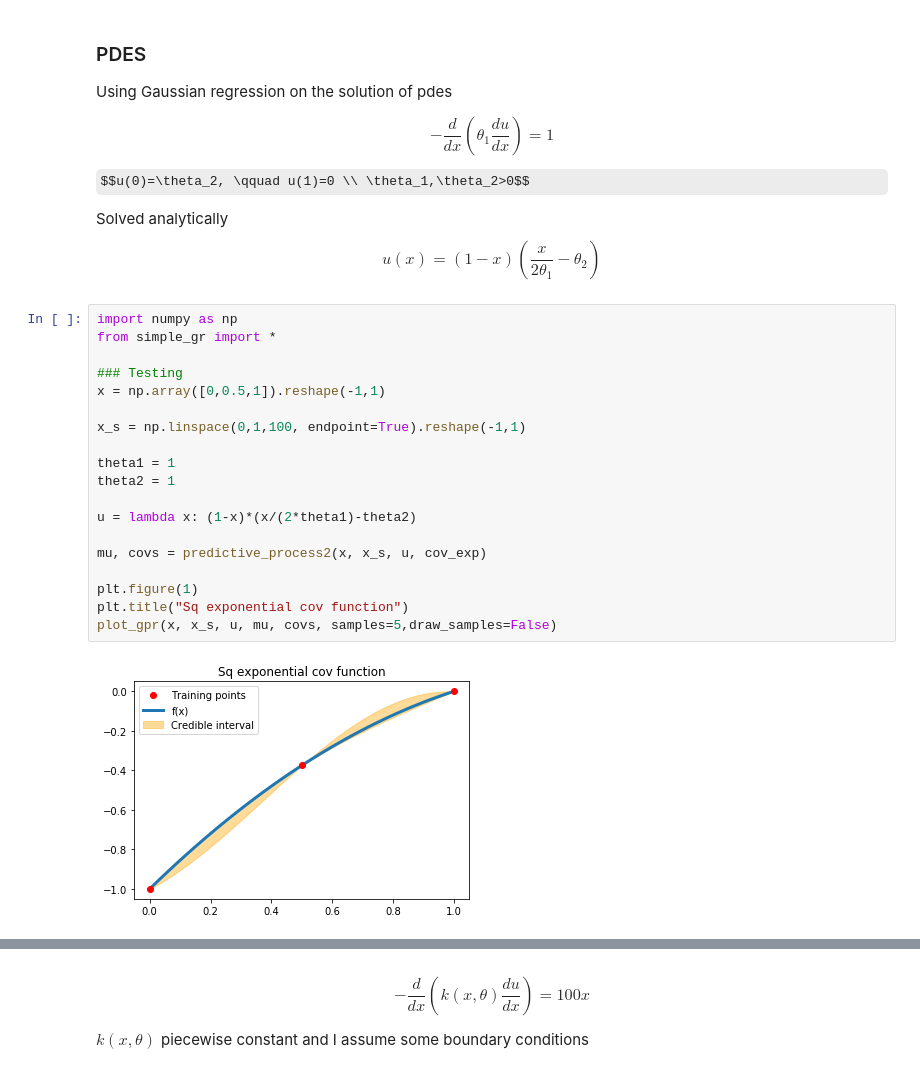
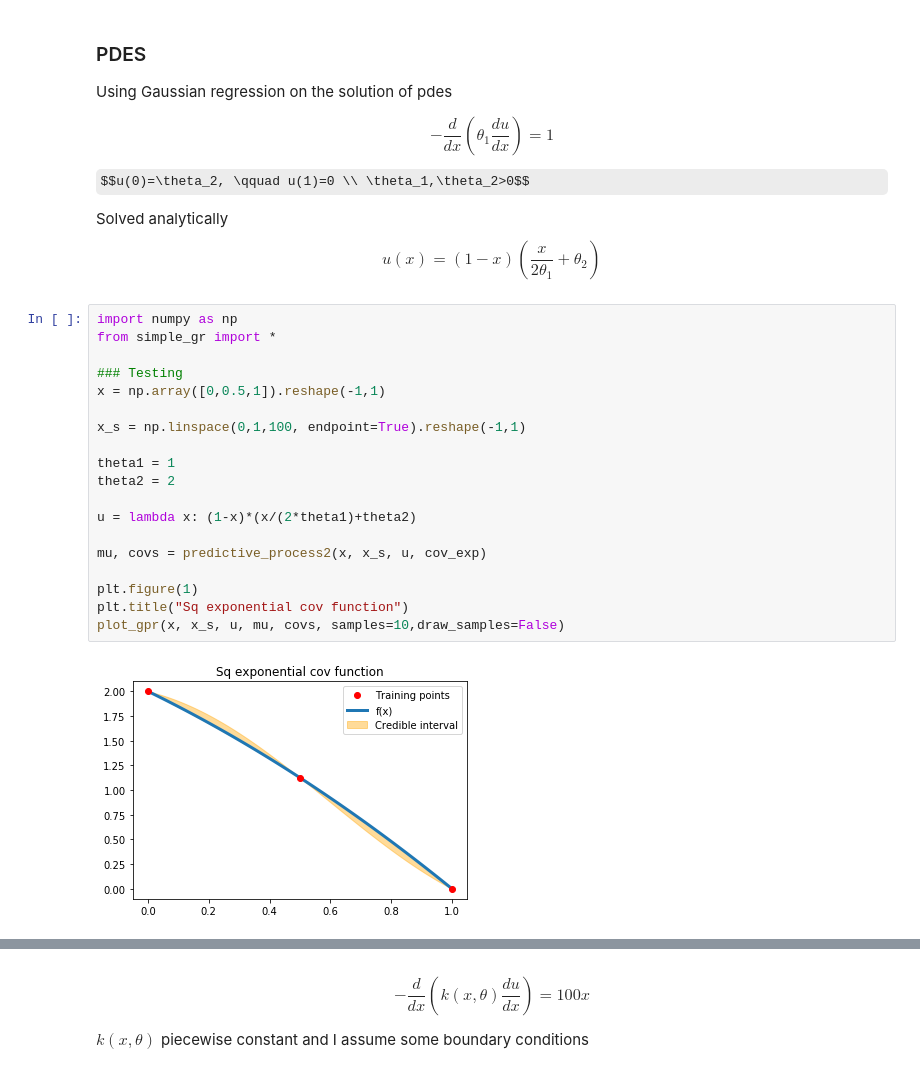
Before and after one commit to gum33/Physics-Informed-Emulator, a Jupyter notebook: Test2.ipynb, the cells around one changed output, grey strips where cells are left out. Cells and saved outputs as stored; diff of their text form; some formulas as TeX source.

```diff
--- a/Test2.ipynb
+++ b/Test2.ipynb
@@ -8,25 +8,25 @@ $$-\frac{d}{dx}(\theta_1 \frac{du}{dx}) = 1$$
 $$u(0)=\theta_2, \qquad u(1)=0 \\ \theta_1,\theta_2>0$$
 
 Solved analytically
-$$u(x) = (1-x)(\frac{x}{2\theta_1}-\theta_2)$$
+$$u(x) = (1-x)(\frac{x}{2\theta_1}+\theta_2)$$
 # %%
 import numpy as np
 from simple_gr import *
 
 ### Testing
 x = np.array([0,0.5,1]).reshape(-1,1)
 
 x_s = np.linspace(0,1,100, endpoint=True).reshape(-1,1)
 
 theta1 = 1
-theta2 = 1
+theta2 = 2
 
-u = lambda x: (1-x)*(x/(2*theta1)-theta2)
+u = lambda x: (1-x)*(x/(2*theta1)+theta2)
 
 mu, covs = predictive_process2(x, x_s, u, cov_exp)
 
 plt.figure(1)
 plt.title("Sq exponential cov function")
-plot_gpr(x, x_s, u, mu, covs, samples=5,draw_samples=False)
+plot_gpr(x, x_s, u, mu, covs, samples=10,draw_samples=False)
 # %% [output]
-[figure, old version]
+[figure, new version]
```
Also changed, not shown: parts of 5 cells of this notebook.
